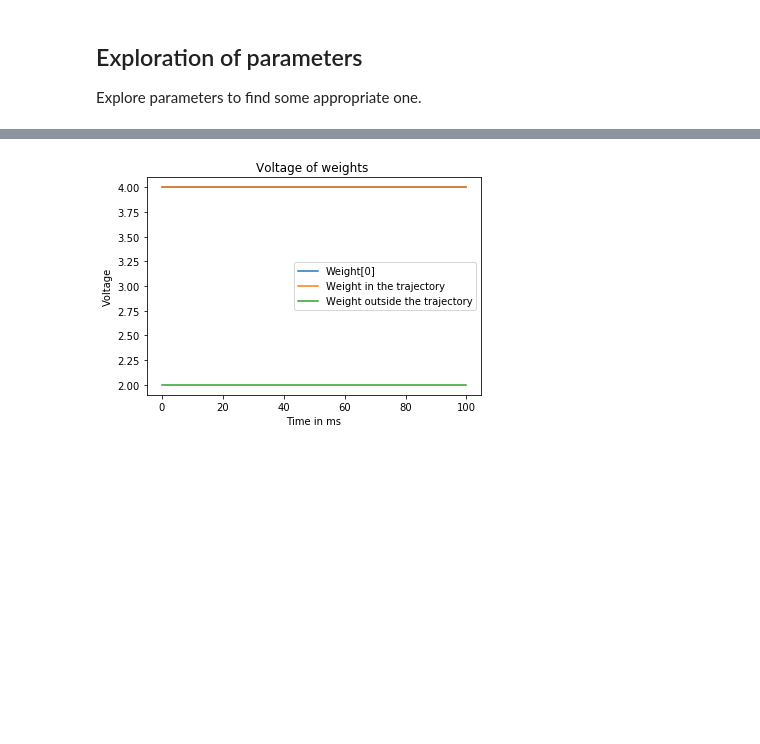
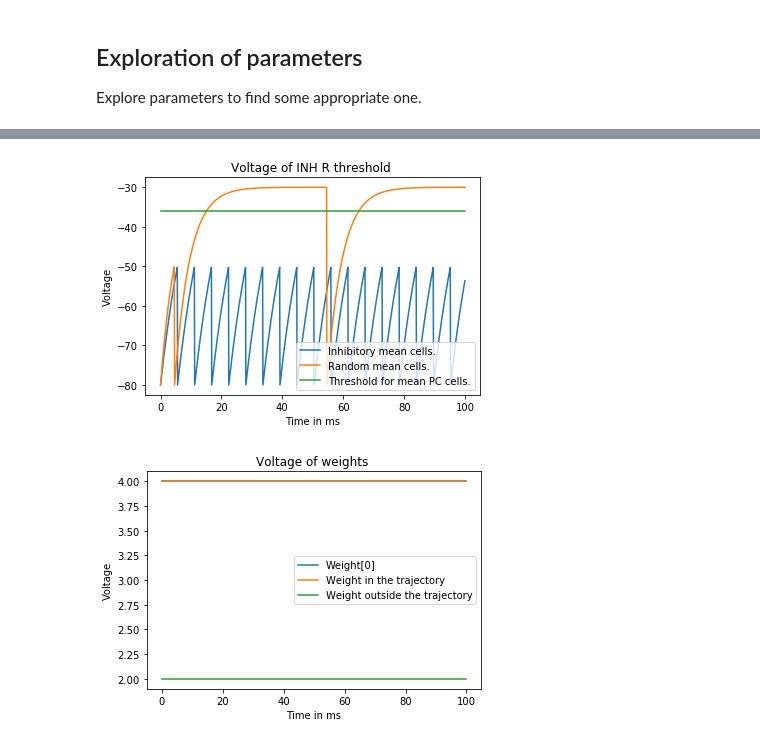
Before and after one commit to Victoriad1996/SemesterProject, a Jupyter notebook: SimpleFairhall/fairhall.ipynb, the cells around one changed output, grey strips where cells are left out. Saved outputs shown, nothing was run; the diff lists cells and outputs as text; code cells hidden in the pictures; blank space fills up the shorter version.

```diff
--- a/SimpleFairhall/fairhall.ipynb
+++ b/SimpleFairhall/fairhall.ipynb
@@ -76 +83,5 @@ plot(fm1.MINPUT.t / ms, fm1.MINPUT.w[0])
+# %%
+PlotVoltagesFunctions.plot_voltages_mean_other_types(fm1, ['INH', 'R', 'threshold'])
+# %% [output]
+[figure, added]
 # %%
```
Also changed, not shown: parts of 11 cells of this notebook, 11 other files.
